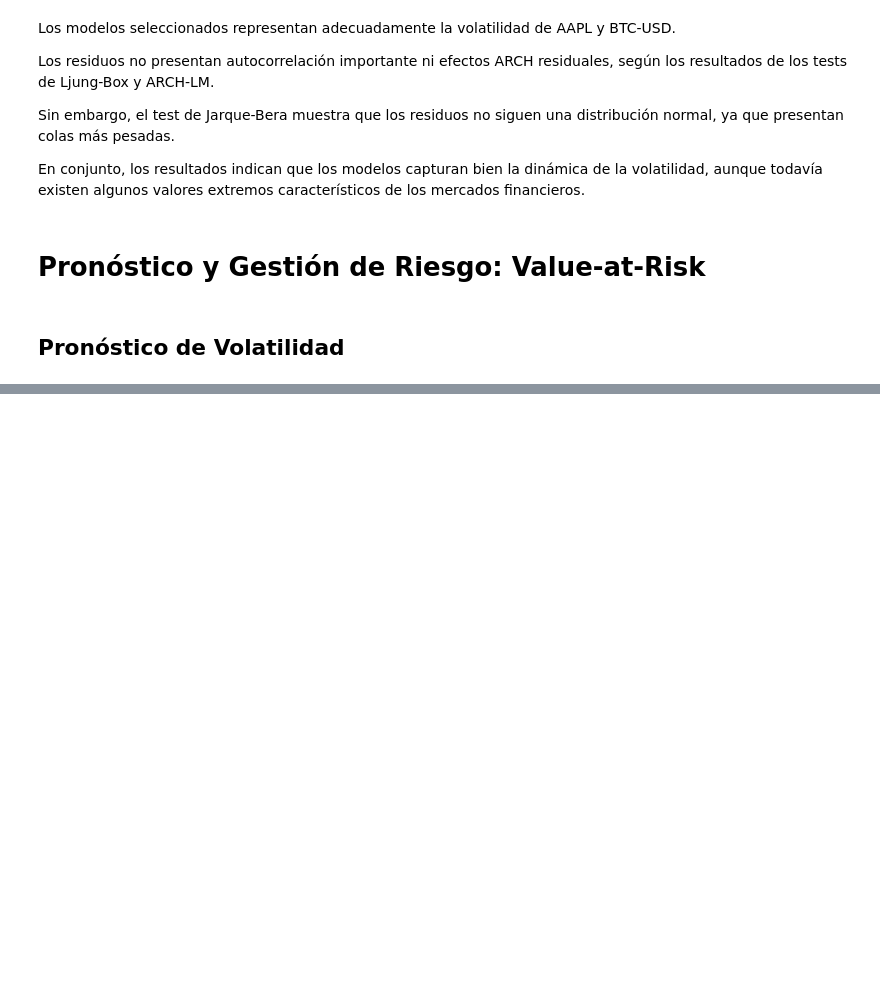
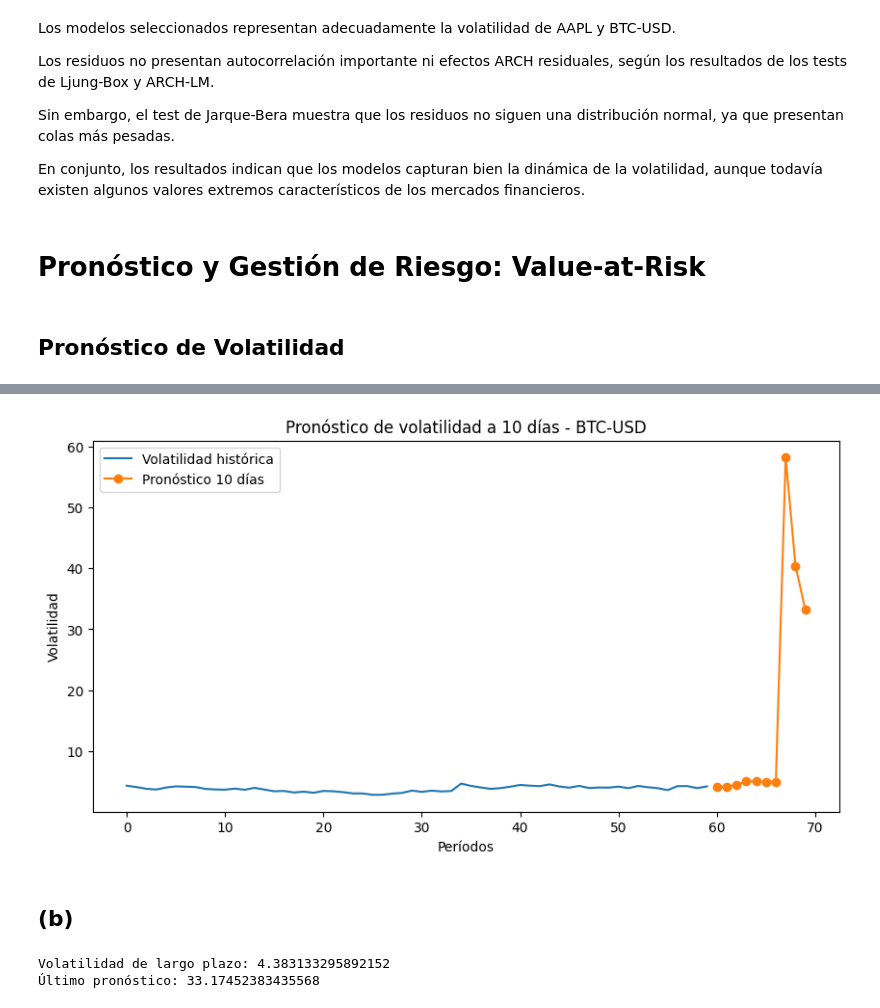
Before and after one commit to Antoniacifuentes/ds_finance_cifuentes, a Jupyter notebook: notebooks/hw5.ipynb, the cells around one changed output, grey strips where cells are left out. Cells and saved outputs as stored; diff of their text form; code cells hidden in the pictures; blank space fills up the shorter version.

```diff
--- a/notebooks/hw5.ipynb
+++ b/notebooks/hw5.ipynb
@@ -1240,0 +1280,11 @@ En conjunto, los resultados indican que los modelos capturan bien la dinámica d
+# %%
+forecast_btc = resultado_btc.forecast(
+    horizon=10,
+    method="simulation",
+    simulations=5000
+)
+
+var_forecast = forecast_btc.variance.iloc[-1]
+vol_forecast = np.sqrt(var_forecast)
+
+vol_forecast
@@ -1240,0 +1303,35 @@ En conjunto, los resultados indican que los modelos capturan bien la dinámica d
+# %%
+vol_hist = resultado_btc.conditional_volatility
+
+plt.figure(figsize=(10, 5))
+
+plt.plot(
+    range(60),
+    vol_hist.iloc[-60:].values,
+    label="Volatilidad histórica"
+)
+
+plt.plot(
+    range(60, 70),
+    vol_forecast.values,
+    marker="o",
+    label="Pronóstico 10 días"
+)
+
+plt.title("Pronóstico de volatilidad a 10 días - BTC-USD")
+plt.xlabel("Períodos")
+plt.ylabel("Volatilidad")
+plt.legend()
+plt.show()
+# %% [output]
+[figure, added]
+# %% [markdown]
+## (b)
+# %%
+vol_largo_plazo = vol_hist.mean()
+
+print("Volatilidad de largo plazo:", vol_largo_plazo)
+print("Último pronóstico:", vol_forecast.iloc[-1])
+# %% [output]
+Volatilidad de largo plazo: 4.383133295892152
+Último pronóstico: 33.17452383435568
```
Also changed, not shown: parts of 38 cells of this notebook.
